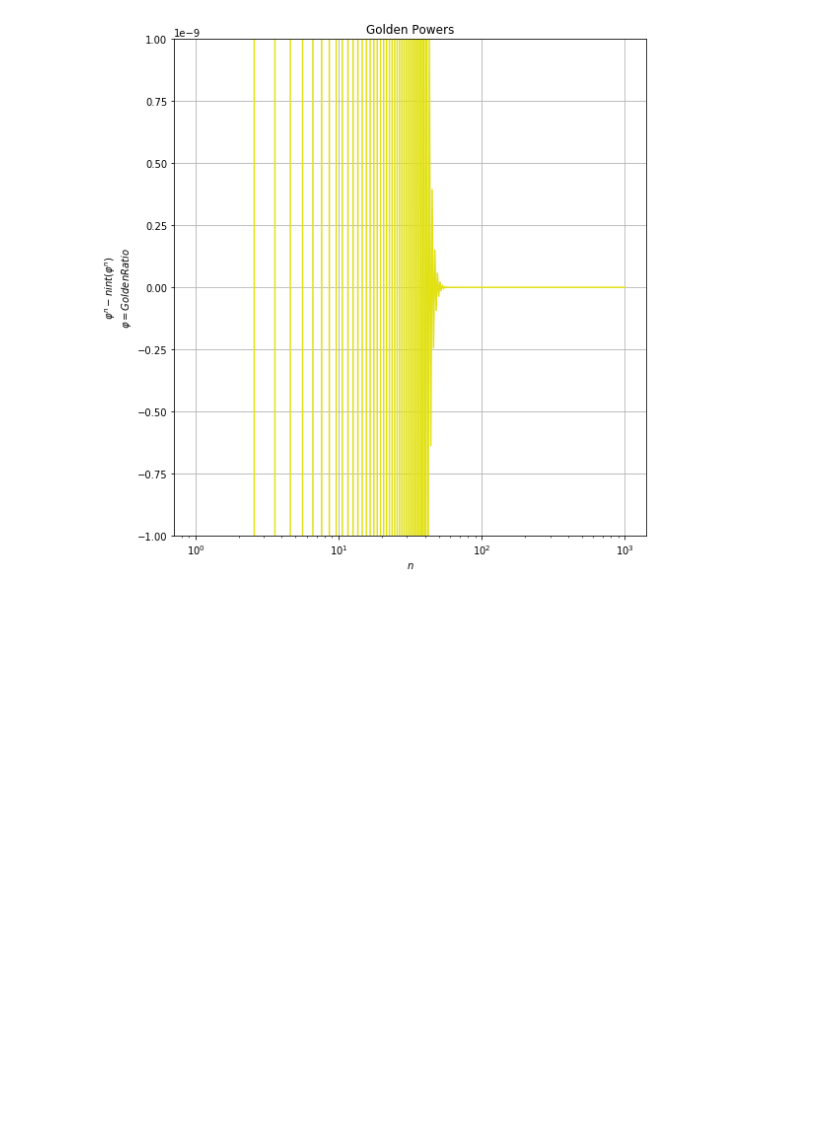
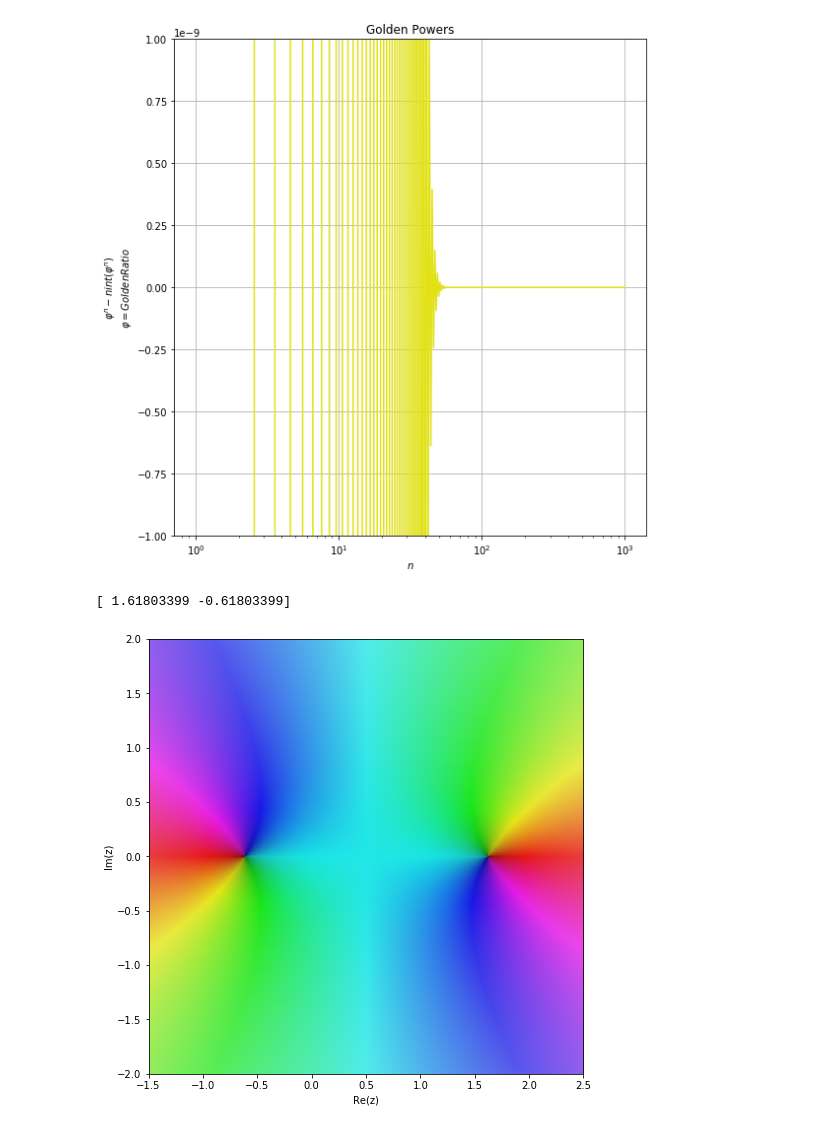
Before and after one commit to JoelBondurant/jupyter, a Jupyter notebook: src/GoldenPowers.ipynb, the cells around one changed output. Drawn from its saved outputs; the diff is of its cells as text; code cells hidden in the pictures; blank space fills up the shorter version.

```diff
--- a/src/GoldenPowers.ipynb
+++ b/src/GoldenPowers.ipynb
@@ -29,3 +30,12 @@ plt.tight_layout()
 #plt.savefig('golden_powers.jpg', dpi = 300);
 # %% [output]
 [figure]
+# %%
+print(np.roots((1, -1, -1)))
+# %% [output]
+[ 1.61803399 -0.61803399]
+# %%
+plt.rcParams['figure.figsize'] = (8,8)
+sp.mpmath.fp.cplot(lambda z: z*z - z - 1, (-1.5, 2.5), (-2,2), points = 1e6, dpi = 600)
+# %% [output]
+[figure, added]
```
Also changed, not shown: parts of 1 cell of this notebook.
